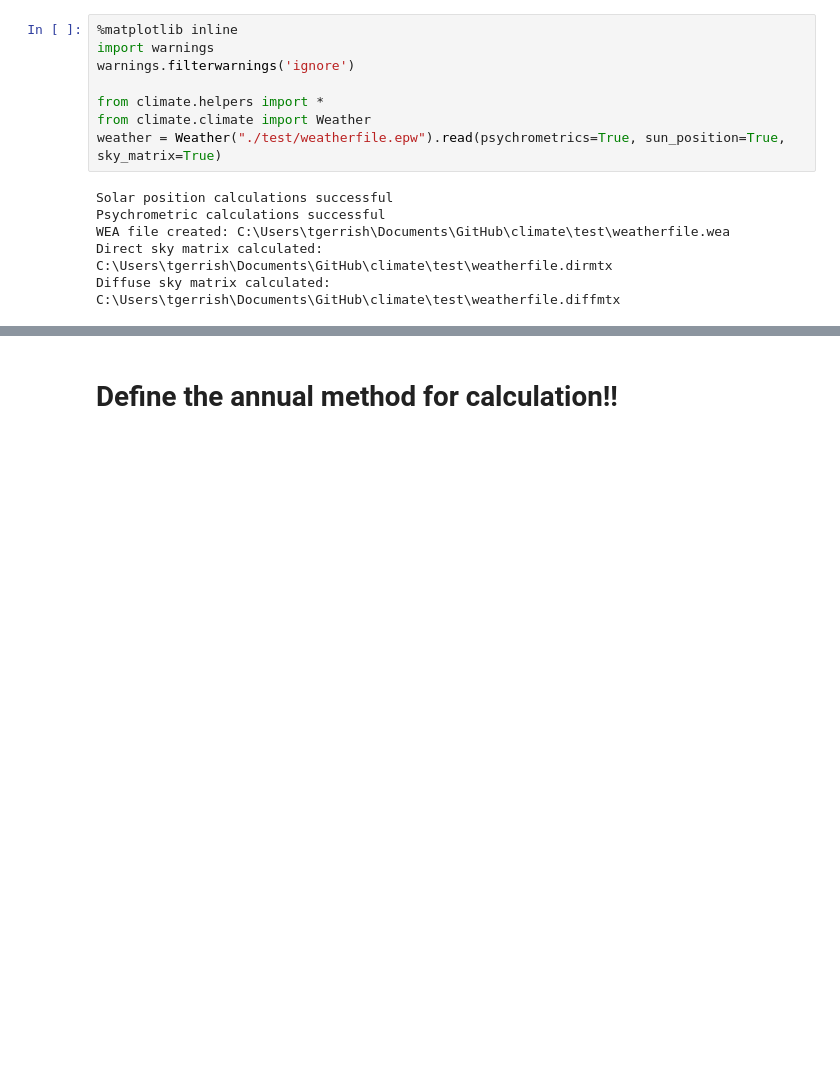
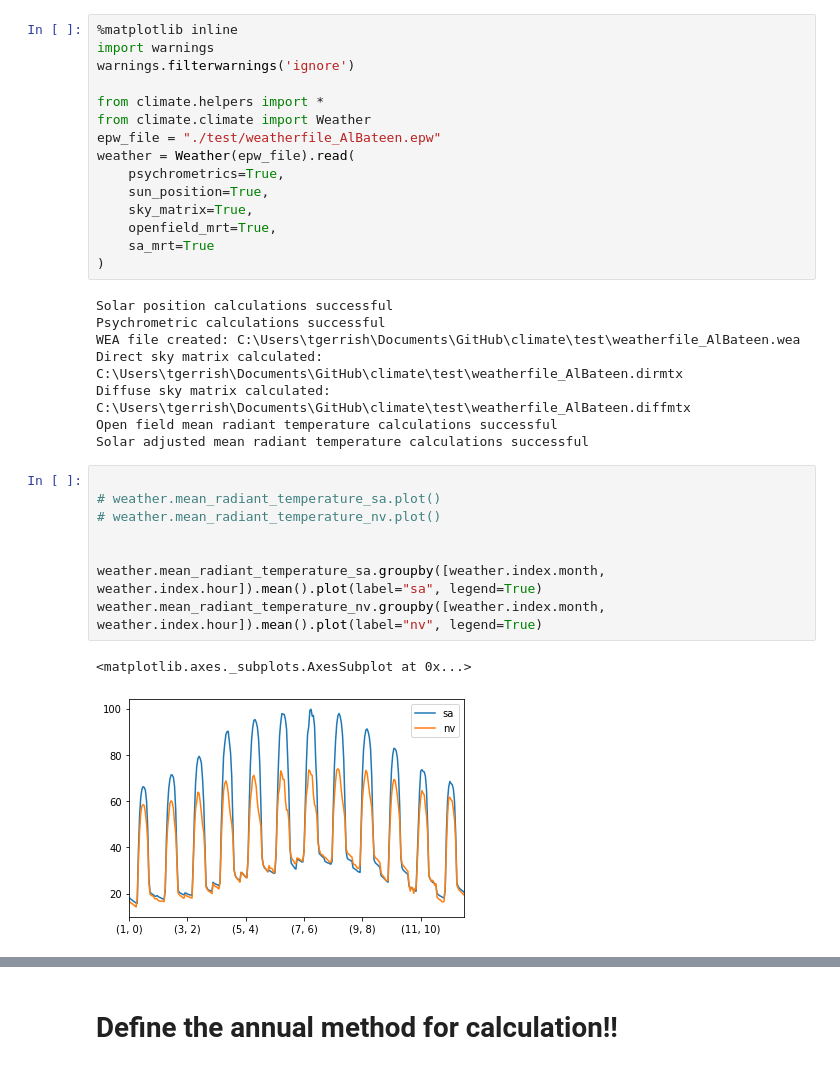
Before and after one commit to cycle13/climate, a Jupyter notebook: test.ipynb, the cells around one changed output, grey strips where cells are left out. Cells and saved outputs as stored; diff of their text form; blank space fills up the shorter version.

```diff
--- a/test.ipynb
+++ b/test.ipynb
@@ -5,10 +11,30 @@ warnings.filterwarnings('ignore')
 
 from climate.helpers import *
 from climate.climate import Weather
-weather = Weather("./test/weatherfile.epw").read(psychrometrics=True, sun_position=True, sky_matrix=True)
+epw_file = "./test/weatherfile_AlBateen.epw"
+weather = Weather(epw_file).read(
+    psychrometrics=True,
+    sun_position=True,
+    sky_matrix=True,
+    openfield_mrt=True,
+    sa_mrt=True
+)
 # %% [output]
 Solar position calculations successful
 Psychrometric calculations successful
-WEA file created: C:\Users\tgerrish\Documents\GitHub\climate\test\weatherfile.wea
-Direct sky matrix calculated: C:\Users\tgerrish\Documents\GitHub\climate\test\weatherfile.dirmtx
-Diffuse sky matrix calculated: C:\Users\tgerrish\Documents\GitHub\climate\test\weatherfile.diffmtx
+WEA file created: C:\Users\tgerrish\Documents\GitHub\climate\test\weatherfile_AlBateen.wea
+Direct sky matrix calculated: C:\Users\tgerrish\Documents\GitHub\climate\test\weatherfile_AlBateen.dirmtx
+Diffuse sky matrix calculated: C:\Users\tgerrish\Documents\GitHub\climate\test\weatherfile_AlBateen.diffmtx
+Open field mean radiant temperature calculations successful
+Solar adjusted mean radiant temperature calculations successful
+# %%
+
+# weather.mean_radiant_temperature_sa.plot()
+# weather.mean_radiant_temperature_nv.plot()
+
+
+weather.mean_radiant_temperature_sa.groupby([weather.index.month, weather.index.hour]).mean().plot(label="sa", legend=True)
+weather.mean_radiant_temperature_nv.groupby([weather.index.month, weather.index.hour]).mean().plot(label="nv", legend=True)
+# %% [output]
+<matplotlib.axes._subplots.AxesSubplot at 0x...>
+[figure, added]
```
Also changed, not shown: parts of 11 cells of this notebook, 10 other files.
